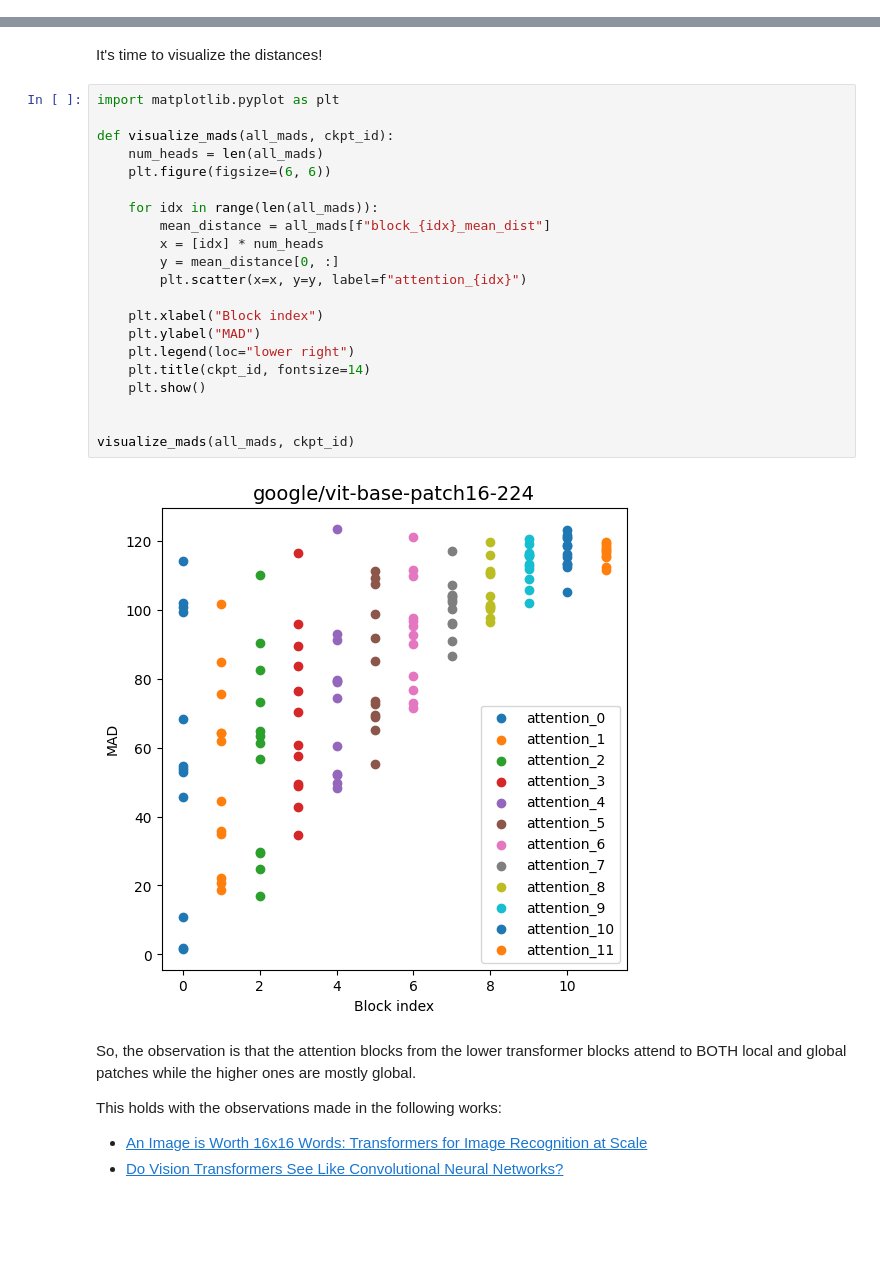
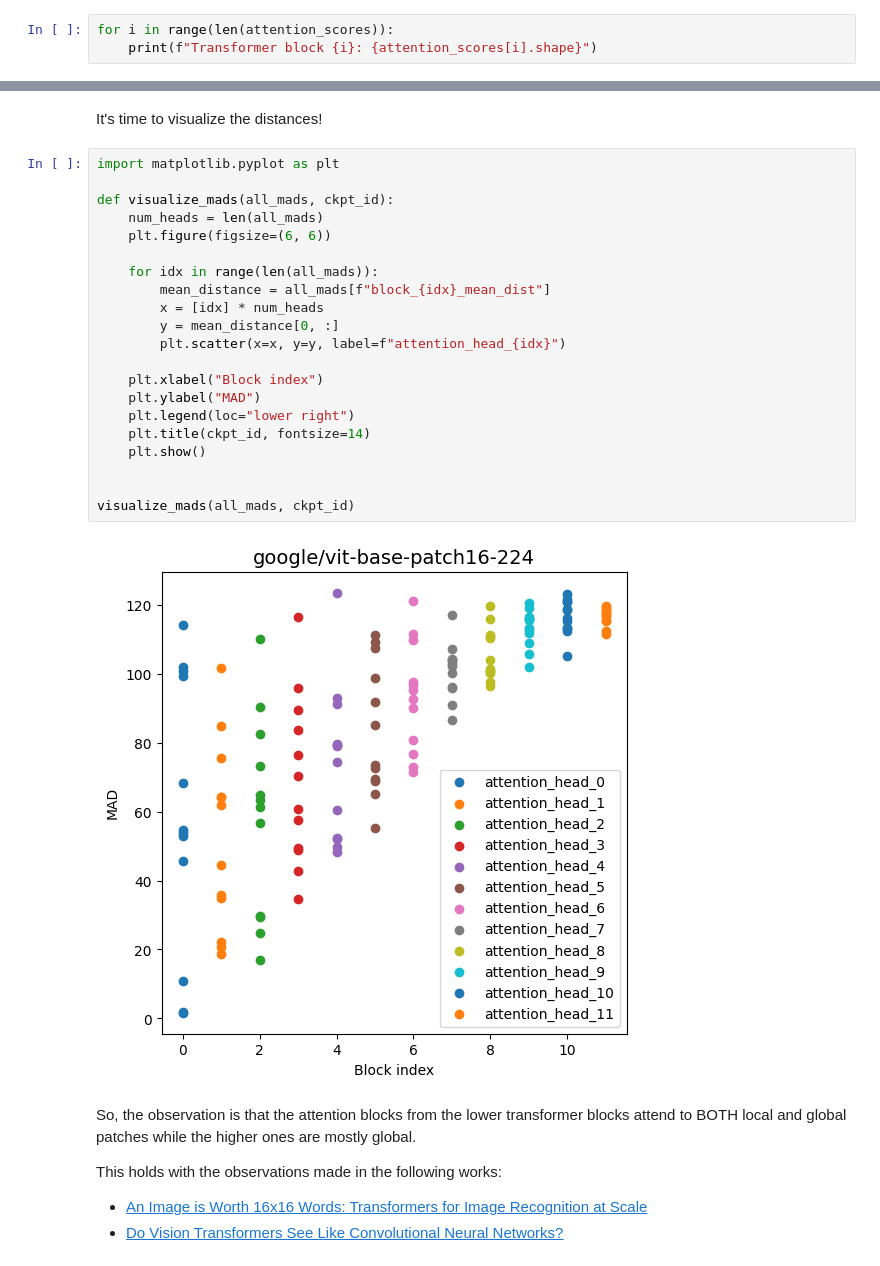
Before and after one commit to all-things-vits/code-samples, a Jupyter notebook: probing/mean_attention_distance.ipynb, the cells around one changed output, grey strips where cells are left out. Drawn from its saved outputs; the diff is of its cells as text; blank space fills up the shorter version.

```diff
--- a/probing/mean_attention_distance.ipynb
+++ b/probing/mean_attention_distance.ipynb
@@ -63,0 +60,3 @@ torch.Size([1, 12, 197, 197])
+# %%
+for i in range(len(attention_scores)):
+    print(f"Transformer block {i}: {attention_scores[i].shape}")
@@ -130,26 +142,26 @@ It's time to visualize the distances!
 # %%
 import matplotlib.pyplot as plt
 
 def visualize_mads(all_mads, ckpt_id):
     num_heads = len(all_mads)
     plt.figure(figsize=(6, 6))
 
     for idx in range(len(all_mads)):
         mean_distance = all_mads[f"block_{idx}_mean_dist"]
         x = [idx] * num_heads
         y = mean_distance[0, :]
-        plt.scatter(x=x, y=y, label=f"attention_{idx}")
+        plt.scatter(x=x, y=y, label=f"attention_head_{idx}")
 
     plt.xlabel("Block index")
     plt.ylabel("MAD")
     plt.legend(loc="lower right")
     plt.title(ckpt_id, fontsize=14)
     plt.show()
 
 
 visualize_mads(all_mads, ckpt_id)
 # %% [output]
-[figure, old version]
+[figure, new version]
 # %% [markdown]
 So, the observation is that the attention blocks from the lower transformer blocks attend to BOTH local and global patches while the higher ones are mostly global.
 
```
Also changed, not shown: parts of 5 cells of this notebook.
